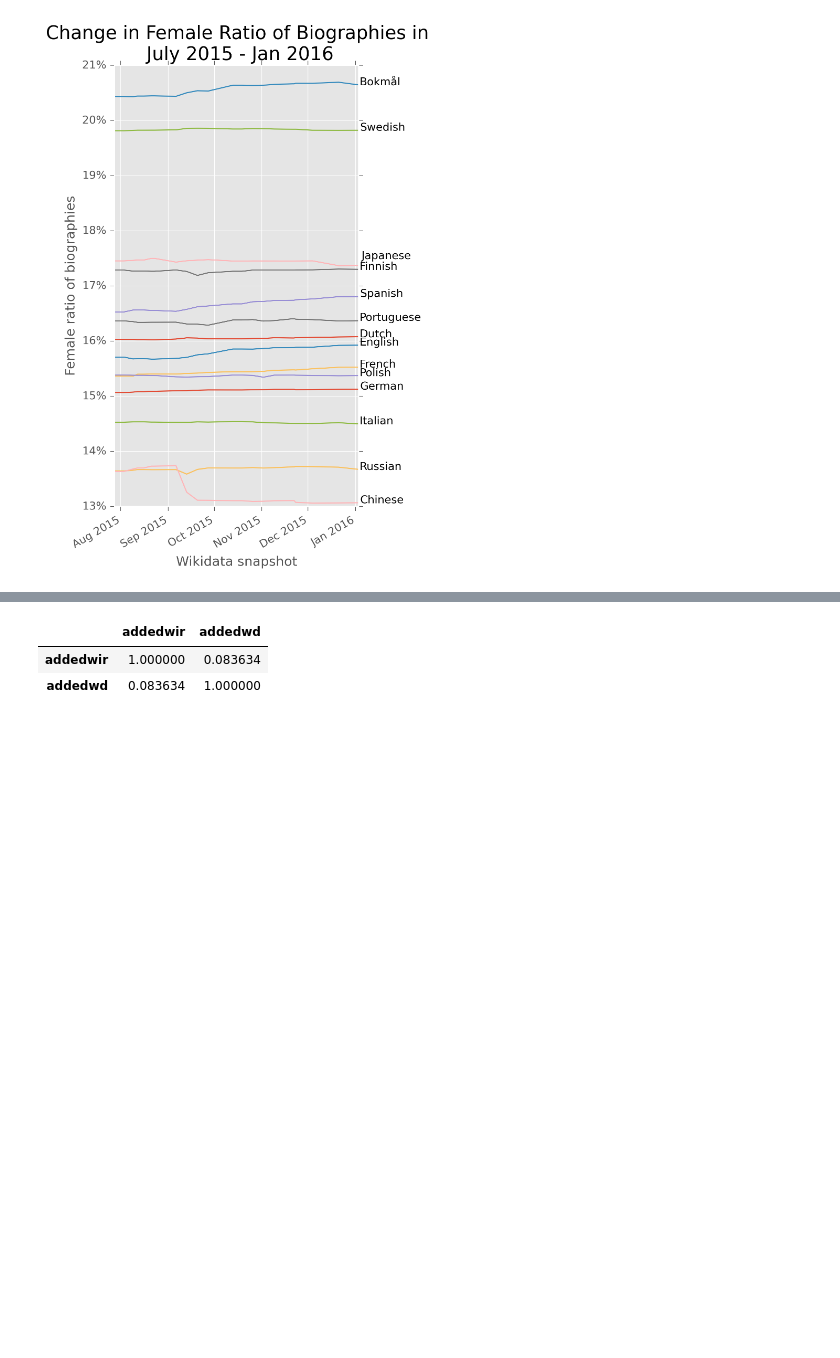
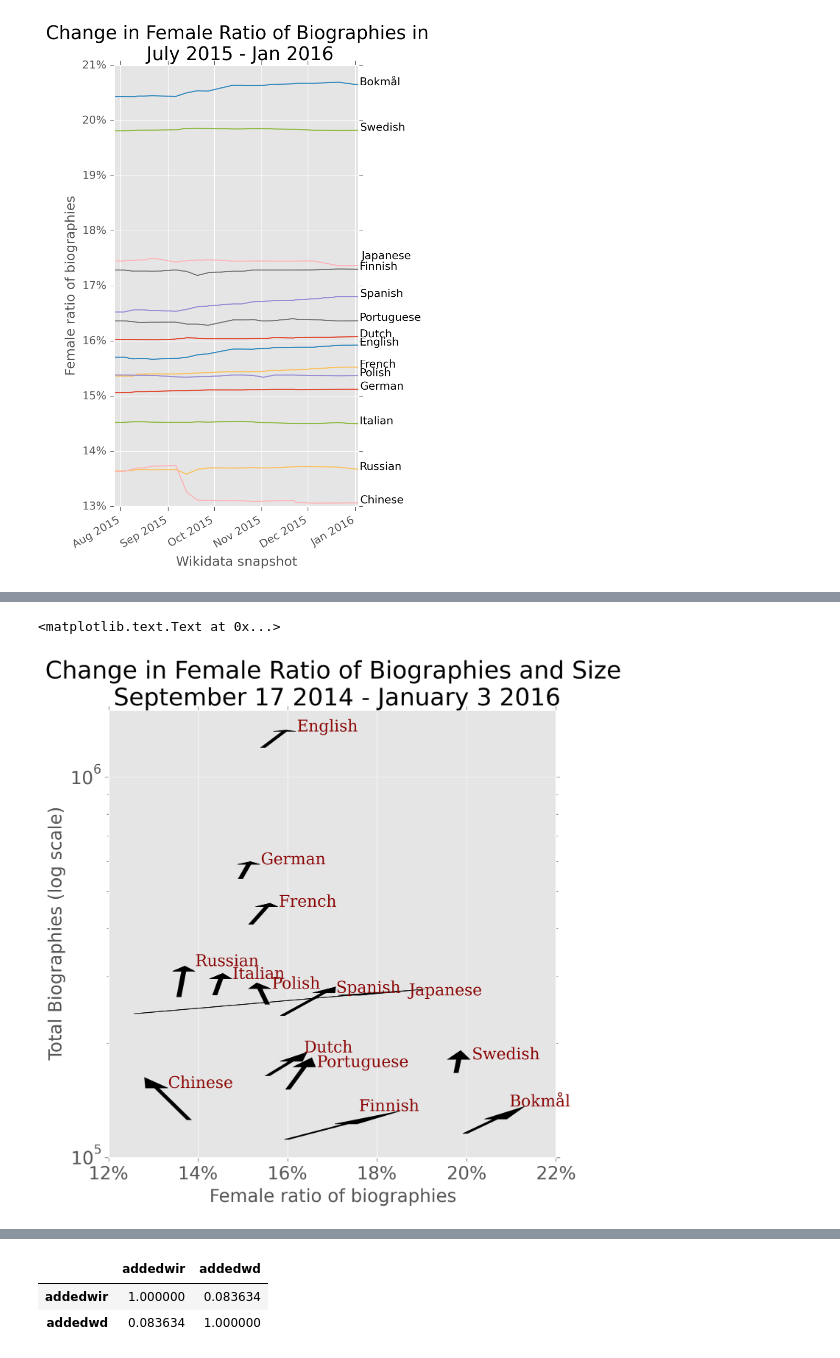
Before and after one commit to notconfusing/WIGI, a Jupyter notebook: chi/longitduinal descriptions.ipynb, the cells around one changed output, grey strips where cells are left out. Drawn from its saved outputs; the diff is of its cells as text; code cells hidden in the pictures; blank space fills up the shorter version.

```diff
--- a/chi/longitduinal descriptions.ipynb
+++ b/chi/longitduinal descriptions.ipynb
@@ -428,3 +448,31 @@ plt.title('Change in Female Ratio of Biographies and Size \n Oct 2014 - Jan 2016
+# %%
+fig = plt.figure(figsize=(8,8))
+ax = fig.add_subplot(111)
+
+
+for wiki in arrowdf:
+    plt.arrow(arrowdf[wiki].ix[0],  #x1
+              arrowdf[wiki].ix[2],  # y1
+              arrowdf[wiki].ix[1]-arrowdf[wiki].ix[0], # x2 - x1
+              arrowdf[wiki].ix[3]-arrowdf[wiki].ix[2], # y2 - y1
+             head_width=0.005, head_length=10000, fc='k', ec='k')
+    yoffset = 0 if wiki not in ['fiwiki','ruwiki','nlwiki','nowiki'] else 10000
+    xoffset = 0 if wiki not in ['jawiki'] else 0.01
+    plt.text(arrowdf[wiki].ix[1]**0.99+xoffset, arrowdf[wiki].ix[3]+yoffset, lookup_wikicode(wiki), fontdict=font)
+plt.xlim(0.12, 0.22)
+plt.xlabel("Female ratio of biographies",size=18)
+plt.ylim(100000,1500000)
+plt.ylabel("Total Biographies (log scale)", size=18)
+plt.yscale('log')
+plt.yticks(size=18)
+
+ax.xaxis.set_major_formatter(
+    FuncFormatter(lambda y,pos: ('{0:.2f}'.format(y*100)).rstrip('0').rstrip('.')+'%'))
+plt.xticks(size=18)
+plt.title('Change in Female Ratio of Biographies and Size \n September 17 2014 - January 3 2016', size=24)
+# %% [output]
+<matplotlib.text.Text at 0x...>
+[figure, added]
 # %%
 #populate a dict with numbers:
 eng_fem_totals = {}
```
Also changed, not shown: parts of 22 cells of this notebook, 14 other files.
